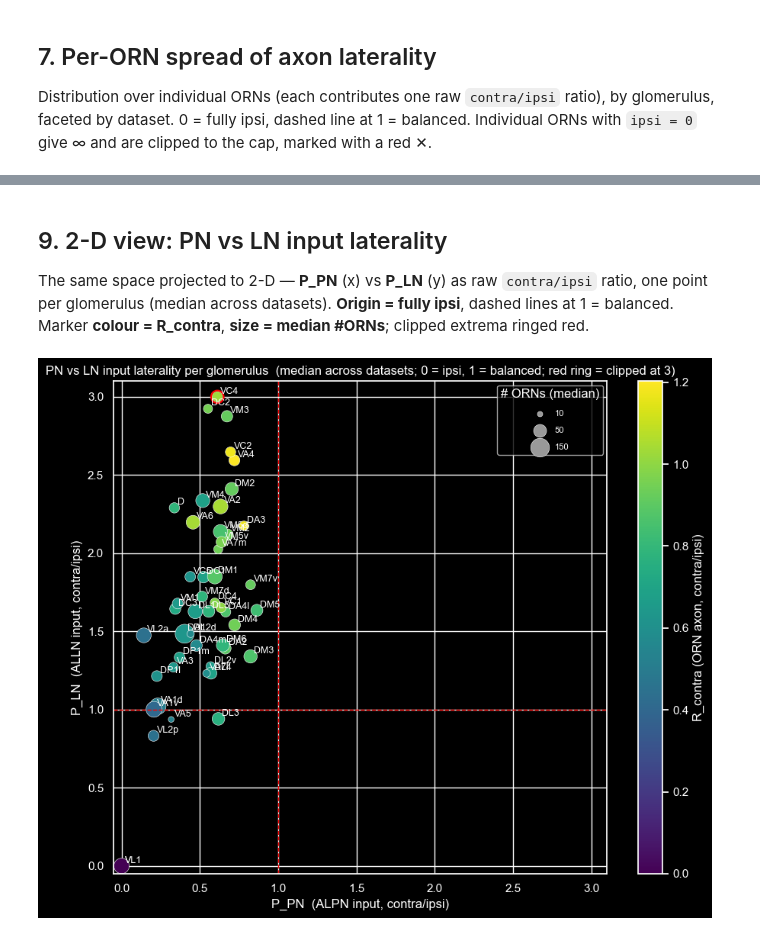
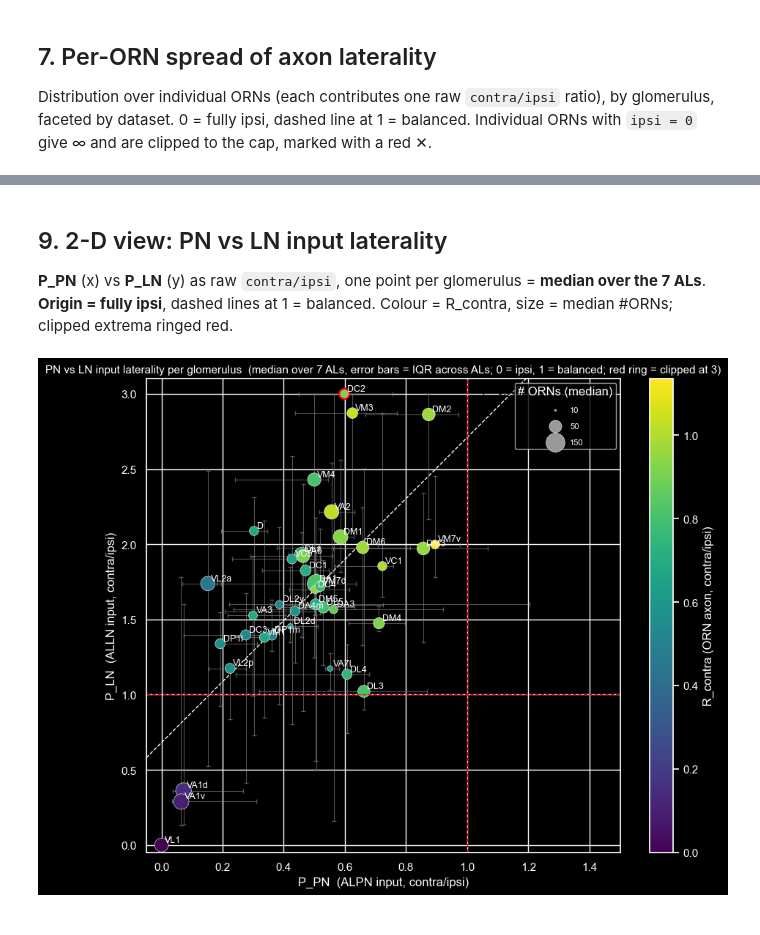
Before and after one commit to neurorishika/fly-connectomics, a Jupyter notebook: analysis/ORN-lateralization-multi.ipynb, the cells around one changed output, grey strips where cells are left out. Drawn from its saved outputs; the diff is of its cells as text; code cells hidden in the pictures.

```diff
--- a/analysis/ORN-lateralization-multi.ipynb
+++ b/analysis/ORN-lateralization-multi.ipynb
@@ -430,16 +440,15 @@ are ringed red.
 # %%
 from mpl_toolkits.mplot3d import Axes3D  # noqa: F401  (registers the 3d projection)
 
-# axes = raw contra/ipsi ratio (0 = fully ipsi -> origin; 1 = balanced; >1 = contra)
+# one point per glomerulus = median raw contra/ipsi ratio across the 7 ALs
 AXES = [('R_contra', 'R_contra  (ORN axon, contra/ipsi)'),
         ('P_LN', 'P_LN  (ALLN input, contra/ipsi)'),
         ('P_PN', 'P_PN  (ALPN input, contra/ipsi)')]
 xm, ym, zm = [m for m, _ in AXES]
 
-# one point per glomerulus: median raw ratio across the three datasets
 sp = summary[summary['glomerulus'].isin(common)].copy()
-sp['r'] = cratio(sp['contra_syn'], sp['ipsi_syn'])
-space = sp.groupby(['glomerulus', 'metric'])['r'].median().unstack('metric').reset_index()
+sp['rf'] = sp['ratio'].replace(np.inf, np.nan)
+space = sp.groupby(['glomerulus', 'metric'])['rf'].median().unstack('metric').reset_index()
 
 cap = float(np.ceil(np.nanquantile(space[[xm, ym, zm]].values[np.isfinite(space[[xm, ym, zm]].values)], 0.98)))
 extreme = np.zeros(len(space), bool)
@@ -451,14 +460,12 @@ fig = plt.figure(figsize=(11, 9))
 ax = fig.add_subplot(111, projection='3d')
 sc = ax.scatter(space[xm], space[ym], space[zm], c=space[xm], cmap='viridis',
                 s=55, edgecolor='w', linewidth=0.4, depthshade=False)
-# clipped/extreme glomeruli ringed in red
 if extreme.any():
     e = space[extreme]
     ax.scatter(e[xm], e[ym], e[zm], s=120, facecolors='none', edgecolors='red', linewidth=1.5)
 for _, r in space.iterrows():
     ax.text(r[xm], r[ym], r[zm], r['glomerulus'], size=6.5, color='0.8')
 
-# faint reference lines at ratio = 1 (balanced) on each axis
 ax.plot([1, 1], [0, cap], [0, 0], color='0.5', lw=0.7, ls='--')
 ax.plot([0, cap], [1, 1], [0, 0], color='0.5', lw=0.7, ls='--')
 ax.plot([0, 0], [1, 1], [0, cap], color='0.5', lw=0.7, ls='--')
@@ -466,7 +473,7 @@ ax.plot([0, 0], [1, 1], [0, cap], color='0.5', lw=0.7, ls='--')
 ax.set_xlabel(AXES[0][1]); ax.set_ylabel(AXES[1][1]); ax.set_zlabel(AXES[2][1])
 ax.set_xlim(0, cap); ax.set_ylim(0, cap); ax.set_zlim(0, cap)
 ax.view_init(elev=22, azim=-60)
-ax.set_title(f'Glomeruli in lateralisation space  (median ratio; origin = fully ipsi; '
+ax.set_title(f'Glomeruli in lateralisation space  (median over 7 ALs; origin = fully ipsi; '
              f'red ring = clipped at {cap:g})')
 fig.colorbar(sc, ax=ax, shrink=0.5, pad=0.1, label='R_contra (ORN axon, contra/ipsi)')
 plt.tight_layout()
@@ -478,52 +485,77 @@ plt.show()
 # %% [markdown]
 ## 9. 2-D view: PN vs LN input laterality
 
-The same space projected to 2-D — **P_PN** (x) vs **P_LN** (y) as raw `contra/ipsi` ratio,
-one point per glomerulus (median across datasets). **Origin = fully ipsi**, dashed lines at
-1 = balanced. Marker **colour = R_contra**, **size = median #ORNs**; clipped extrema ringed red.
+**P_PN** (x) vs **P_LN** (y) as raw `contra/ipsi`, one point per glomerulus = **median over the
+7 ALs**. **Origin = fully ipsi**, dashed lines at 1 = balanced. Colour = R_contra, size = median
+#ORNs; clipped extrema ringed red.
 # %%
 plt.style.use('dark_background')
-# 2-D view: P_PN (x) vs P_LN (y) as raw contra/ipsi ratio, one point per glomerulus
-# (median across datasets). 0 = fully ipsi (origin), 1 = balanced (dashed lines), >1 = contra.
-# colour = R_contra ratio, size = median #ORNs. High-contra extrema clipped + ringed red.
+# 2-D view: P_PN (x) vs P_LN (y), one point per glomerulus = median raw contra/ipsi over the 7 ALs.
+# 0 = fully ipsi (origin), 1 = balanced (dashed), >1 = contra. colour = R_contra, size = median #ORNs.
+# Error bars = IQR (25th-75th pct) across the 7 AL-series, i.e. the spread of datasets around the
+# median. Robust to the skew/extremes of the ratio; descriptive only (the 7 ALs are pseudo-replicates).
 sp = summary[summary['glomerulus'].isin(common)].copy()
-sp['r'] = cratio(sp['contra_syn'], sp['ipsi_syn'])
-piv = sp.groupby(['glomerulus', 'metric'])['r'].median().unstack('metric')
+sp['rf'] = sp['ratio'].replace(np.inf, np.nan)
+piv = sp.groupby(['glomerulus', 'metric'])['rf'].median().unstack('metric')
 piv['n'] = sp[sp['metric'] == 'R_contra'].groupby('glomerulus')['n'].median()
 piv = piv.reset_index()
 
 cap = float(np.ceil(np.nanquantile(piv[['R_contra', 'P_PN', 'P_LN']].values[
     np.isfinite(piv[['R_contra', 'P_PN', 'P_LN']].values)], 0.98)))
 extreme = np.zeros(len(piv), bool)
 for c in ['R_contra', 'P_PN', 'P_LN']:
     piv[c], ex = cap_extreme(piv[c], cap)
     extreme |= ex
 
+def iqr_err(metric):
+    '''Asymmetric [lower, upper] whisker lengths from the IQR of the raw ratio across the 7 ALs,
+    relative to the (capped) median; endpoints clipped to [0, cap] so they stay on-axis.'''
+    g = sp[sp['metric'] == metric].groupby('glomerulus')['rf']
+    center = piv[metric].to_numpy()
+    q25 = g.quantile(0.25).reindex(piv['glomerulus']).to_numpy()
+    q75 = g.quantile(0.75).reindex(piv['glomerulus']).to_numpy()
+    q25 = np.where(np.isfinite(q25), np.clip(q25, 0, cap), center)
+    q75 = np.where(np.isfinite(q75), np.clip(q75, 0, cap), center)
+    return np.vstack([np.clip(center - q25, 0, None), np.clip(q75 - center, 0, None)])
+
+xerr = iqr_err('P_PN')
+yerr = iqr_err('P_LN')
+
 smin, smax = 30, 320
 nn = piv['n'].fillna(0)
 sizes = smin + (smax - smin) * (np.sqrt(nn) - np.sqrt(nn).min()) / (np.sqrt(nn).max() - np.sqrt(nn).min())
 
 fig, ax = plt.subplots(figsize=(9, 7.5))
+ax.errorbar(piv['P_PN'], piv['P_LN'], xerr=xerr, yerr=yerr, fmt='none',
+            ecolor='0.55', elinewidth=0.8, capsize=2, alpha=0.6, zorder=1)
 sc = ax.scatter(piv['P_PN'], piv['P_LN'], c=piv['R_contra'], cmap='viridis',
                 s=sizes, edgecolor='w', linewidth=0.4, zorder=2)
 ax.scatter(piv.loc[extreme, 'P_PN'], piv.loc[extreme, 'P_LN'],
            s=sizes[extreme] + 40, facecolors='none', edgecolors='red', linewidth=1.6, zorder=3)
 for _, r in piv.iterrows():
     ax.annotate(r['glomerulus'], (r['P_PN'], r['P_LN']), fontsize=9,
                 xytext=(3, 3), textcoords='offset points', color='white', zorder=4)
-ax.axhline(1, color='r', lw=1, ls='--'); ax.axvline(1, color='r', lw=1, ls='--')   # balanced
-ax.set_xlim(-0.05, cap + 0.1); ax.set_ylim(-0.05, cap + 0.1)
+ax.axhline(1, color='r', lw=1, ls='--'); ax.axvline(1, color='r', lw=1, ls='--')
+ax.set_xlim(-0.05, 1.5); ax.set_ylim(-0.05, cap + 0.1)
 ax.set_xlabel('P_PN  (ALPN input, contra/ipsi)'); ax.set_ylabel('P_LN  (ALLN input, contra/ipsi)')
 ax.set_title(f'PN vs LN input laterality per glomerulus  '
-             f'(median across datasets; 0 = ipsi, 1 = balanced; red ring = clipped at {cap:g})',
-             fontsize=12)
+             f'(median over 7 ALs, error bars = IQR across ALs; 0 = ipsi, 1 = balanced; '
+             f'red ring = clipped at {cap:g})', fontsize=11)
 fig.colorbar(sc, ax=ax, label='R_contra (ORN axon, contra/ipsi)')
 
 for nref in [10, 50, 150]:
     sref = smin + (smax - smin) * (np.sqrt(nref) - np.sqrt(nn).min()) / (np.sqrt(nn).max() - np.sqrt(nn).min())
     ax.scatter([], [], s=sref, c='0.6', edgecolor='w', linewidth=0.4, label=f'{nref}')
 ax.legend(title='# ORNs (median)', loc='upper right', labelspacing=1.1, frameon=True, fontsize=8)
+
+# plot a correlation line
+corr = piv[['P_PN', 'P_LN']].corr().iloc[0, 1]
+ax.text(1.05, cap, f'r = {corr:.2f}', fontsize=10, color='black')
+m, b = np.polyfit(piv['P_PN'], piv['P_LN'], 1)
+xvals = np.array(ax.get_xlim())
+ax.plot(xvals, m * xvals + b, color='white', lw=1, ls='--', zorder=0)
+
 plt.tight_layout()
 plt.show()
 # %% [output]
-[figure, old version]
+[figure, new version]
```
Also changed, not shown: parts of 25 cells of this notebook, 52 other files.
